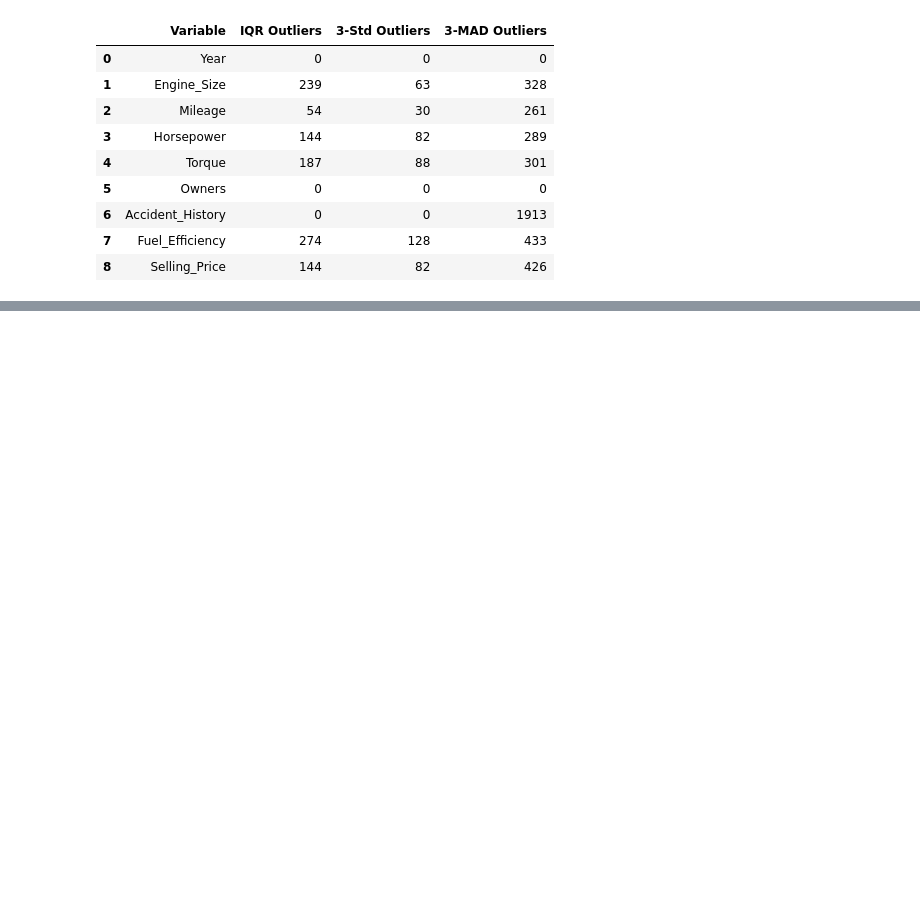
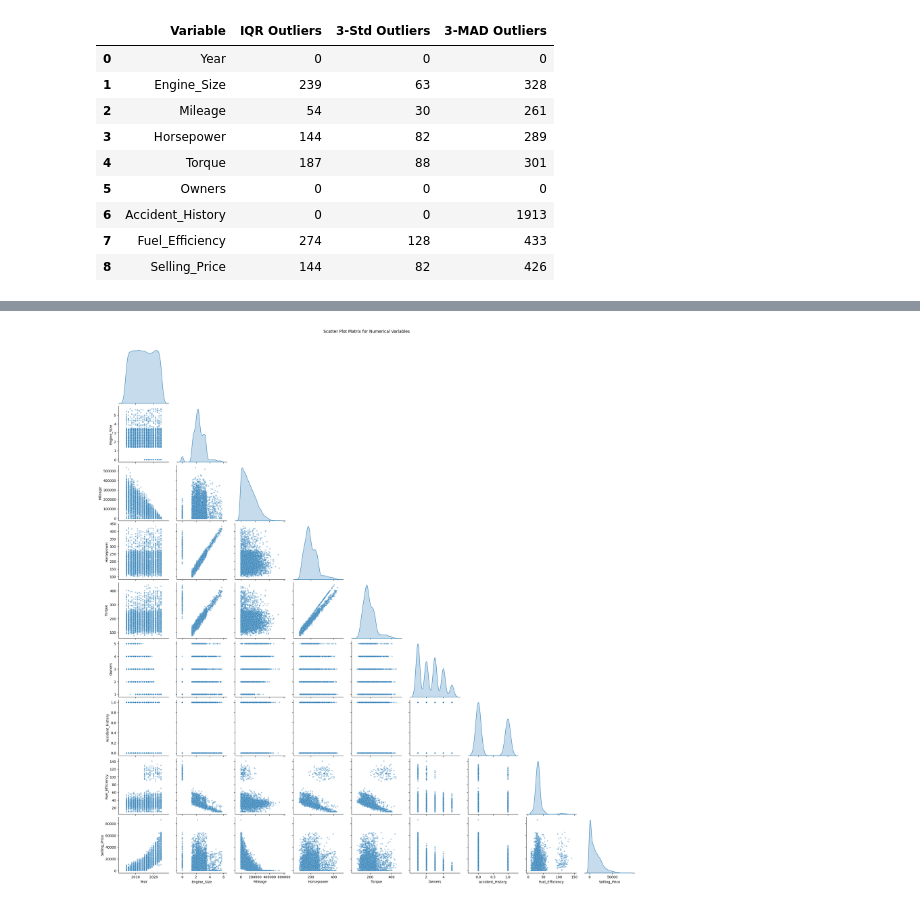
Before and after one commit to idowein/data-science-course-HIT, a Jupyter notebook: HW1/HW1_automobile_EDA.ipynb, the cells around one changed output, grey strips where cells are left out. Cells and saved outputs as stored; diff of their text form; code cells hidden in the pictures; blank space fills up the shorter version.

Commit message:
checking correlation between numerical values

```diff
--- a/HW1/HW1_automobile_EDA.ipynb
+++ b/HW1/HW1_automobile_EDA.ipynb
@@ -611,0 +464,12 @@ df_outliers_summary
+# %%
+import seaborn as sns
+import matplotlib.pyplot as plt
+
+num_df = df.select_dtypes(include=['number'])
+
+# יצירת מטריצת גרפי פיזור (corner=True מונע כפילויות)
+sns.pairplot(num_df, corner=True, diag_kind='kde', plot_kws={'alpha': 0.4, 's': 15})
+plt.suptitle('Scatter Plot Matrix for Numerical Variables', y=1.02)
+plt.show()
+# %% [output]
+[figure, added]
```
Also changed, not shown: parts of 21 cells of this notebook.
